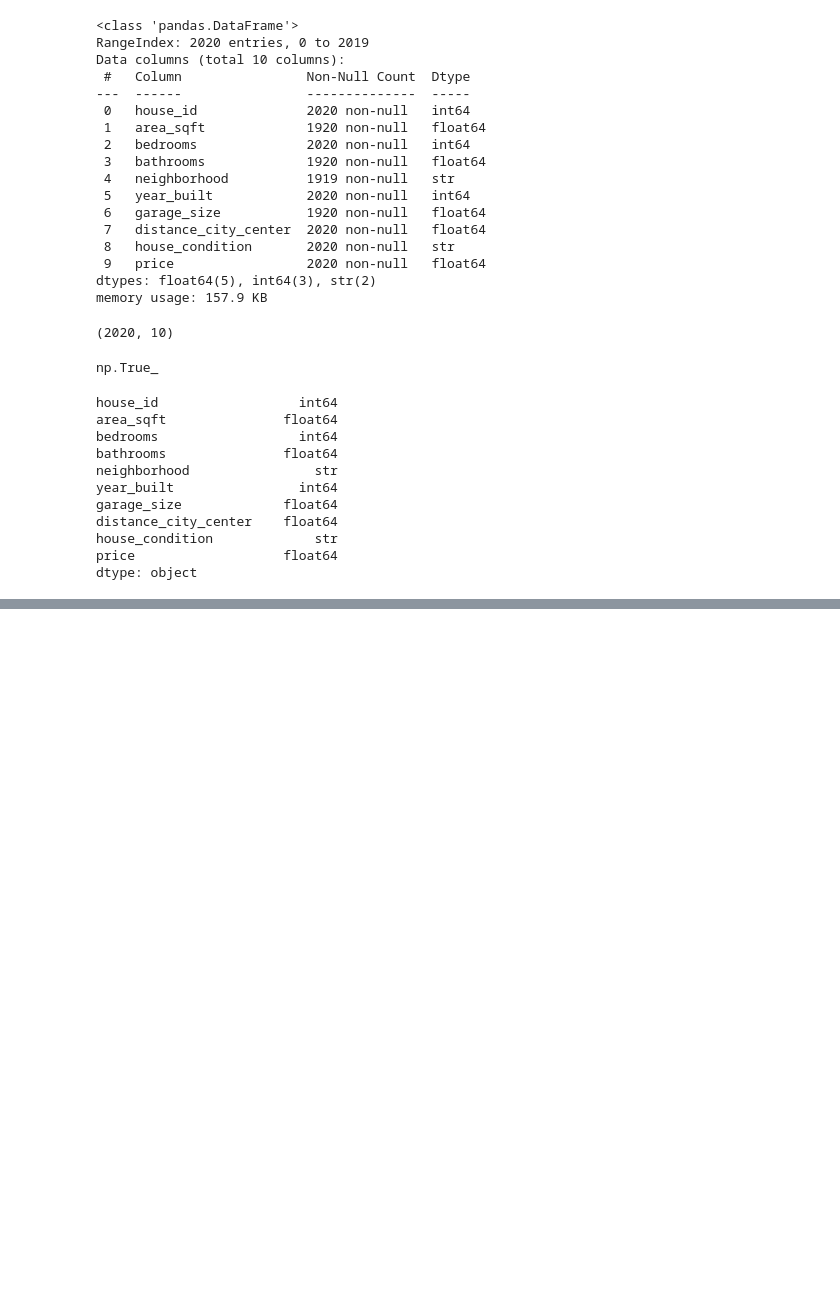
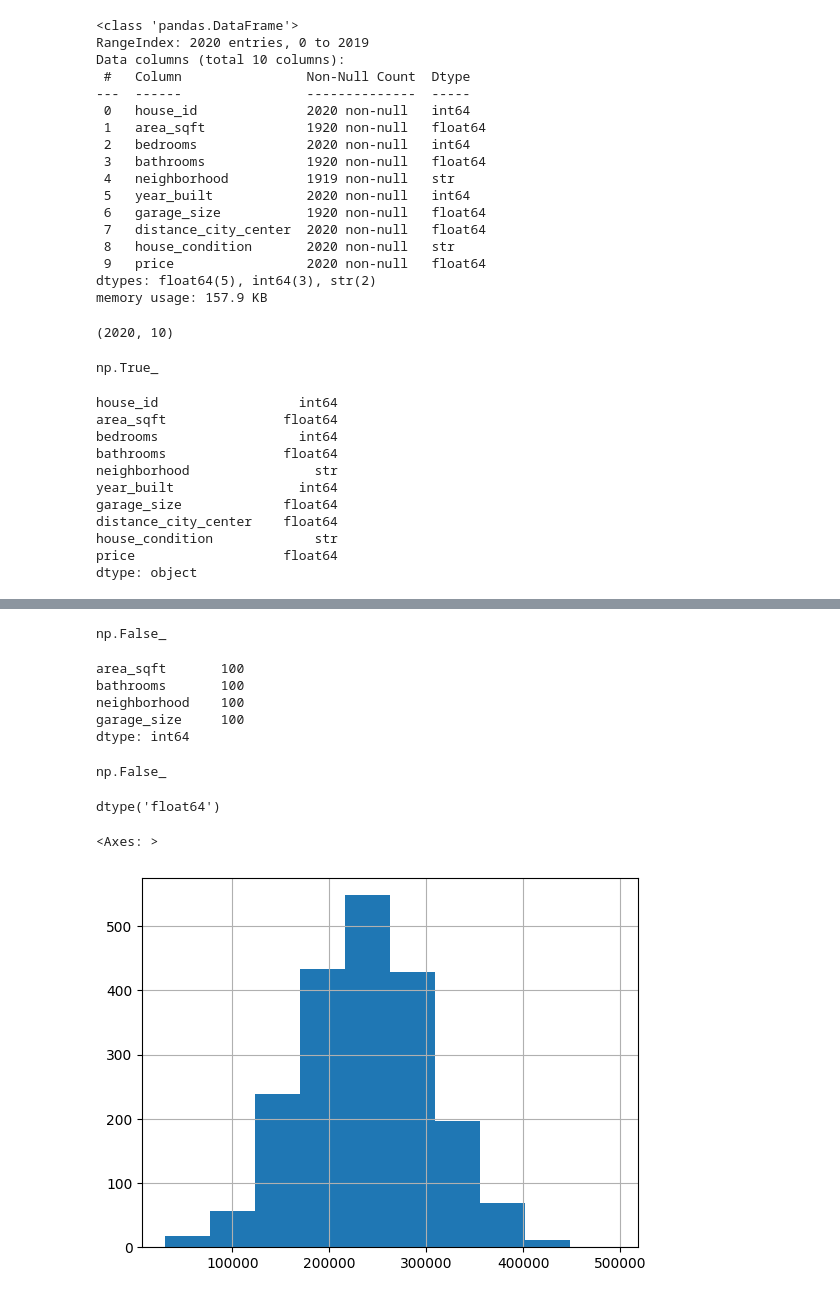
Before and after one commit to Abricos-gt/-End-to-End-House-Price-Analysis-and-Prediction, a Jupyter notebook: house-price-analysis.ipynb, the cells around one changed output, grey strips where cells are left out. Saved outputs shown, nothing was run; the diff lists cells and outputs as text; code cells hidden in the pictures; blank space fills up the shorter version.

```diff
--- a/house-price-analysis.ipynb
+++ b/house-price-analysis.ipynb
@@ -82,0 +90,32 @@ dtype: object
+# %%
+# Data Cleaning
+# checking for duplicates
+data.duplicated().any()
+data.drop_duplicates(inplace = True)
+# %%
+data.duplicated().any()
+# %% [output]
+np.False_
+# %%
+data.isnull().sum()[data.isnull().sum()>0]
+# %% [output]
+area_sqft       100
+bathrooms       100
+neighborhood    100
+garage_size     100
+dtype: int64
+# %%
+data['price'].isnull().any()
+# %% [output]
+np.False_
+# %%
+# chcking the datatype of the target variable
+data['price'].dtype
+# %% [output]
+dtype('float64')
+# %%
+# understanding the distribution of the target variable
+data['price'].hist()
+# %% [output]
+<Axes: >
+[figure, added]
```
Also changed, not shown: parts of 7 cells of this notebook.
